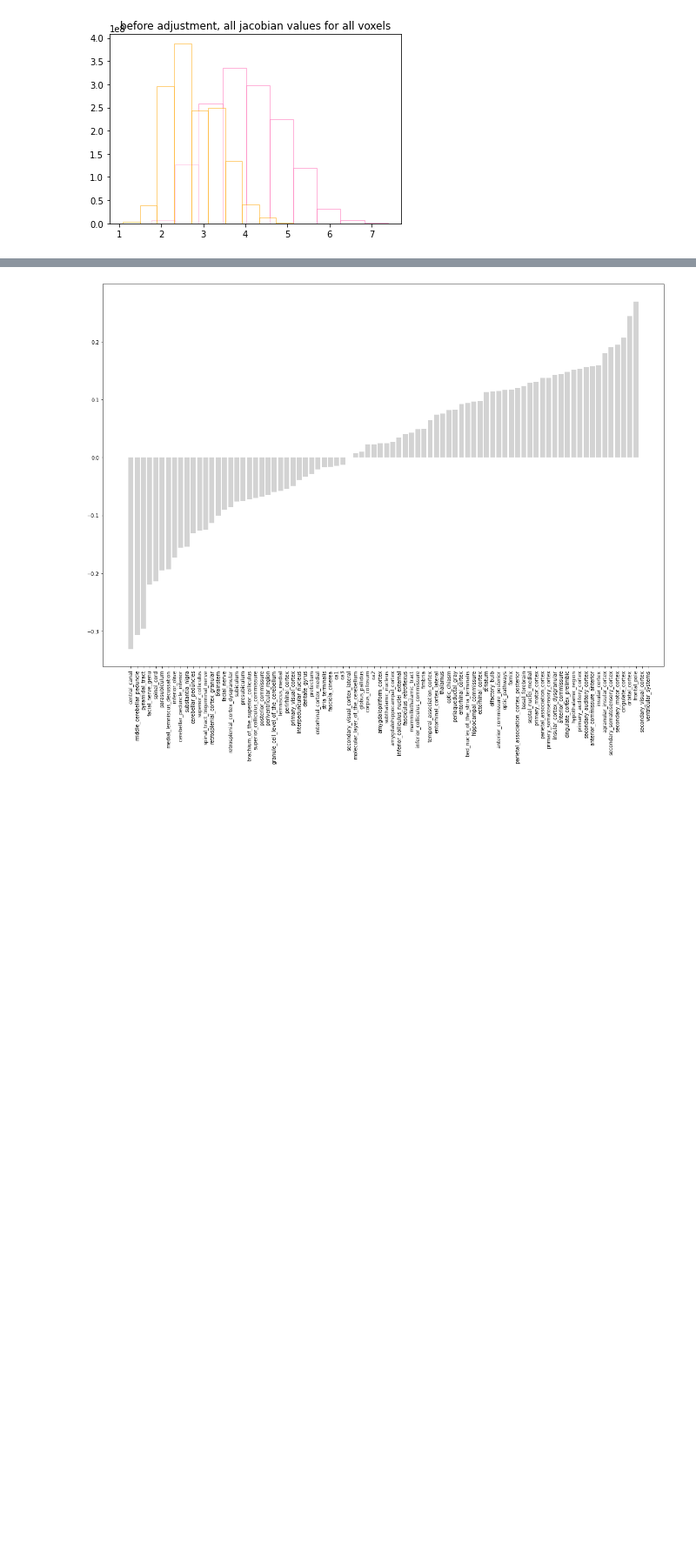
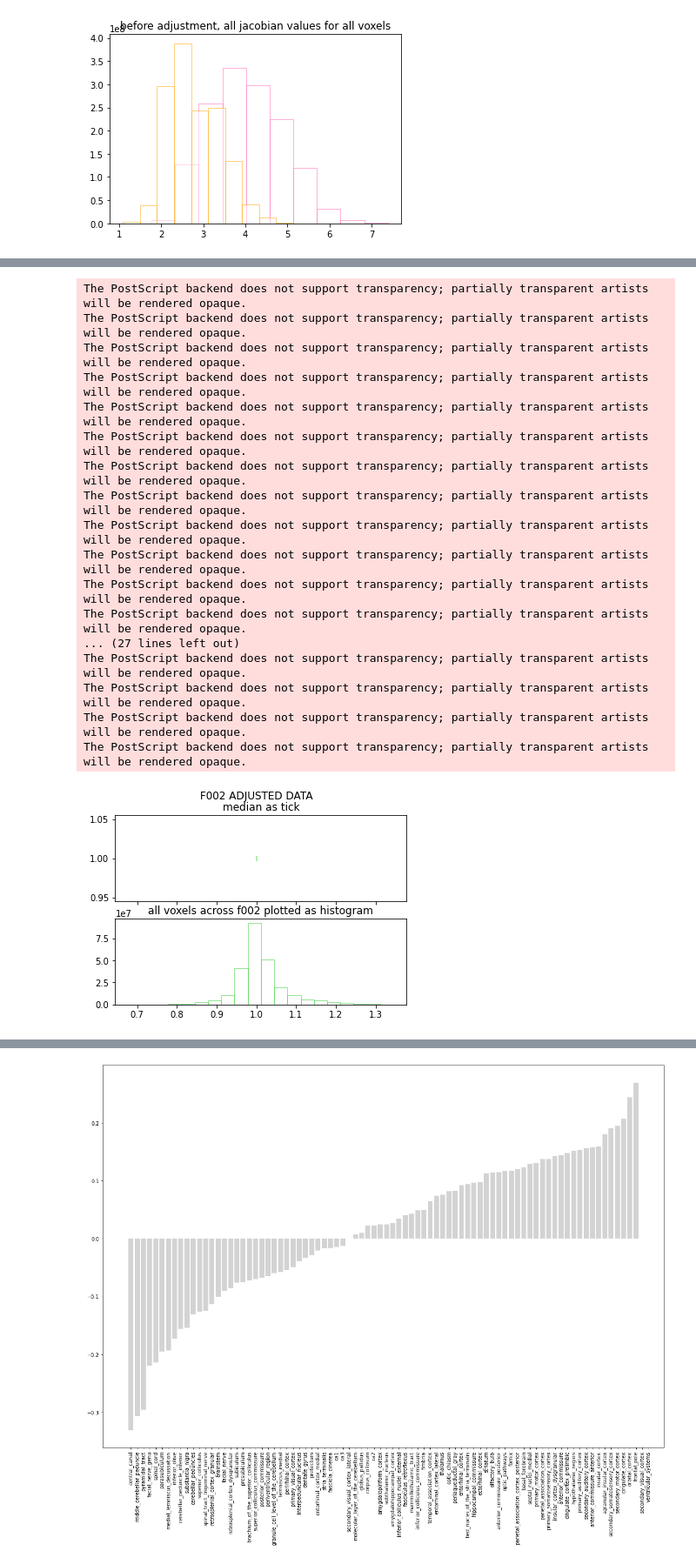
Before and after one commit to emilyjanedennis/PRA, a Jupyter notebook: notebooks/misc/net_jac_net_defo.ipynb, the cells around one changed output, grey strips where cells are left out. Shown at 87% size. Drawn from its saved outputs; the diff is of its cells as text; code cells hidden in the pictures; blank space fills up the shorter version.

```diff
--- a/notebooks/misc/net_jac_net_defo.ipynb
+++ b/notebooks/misc/net_jac_net_defo.ipynb
@@ -45,0 +111,18 @@ def make_magnitude_array(inputarray):
+# %%
+# set a base directory where your folders live
+src = "/home/emilyjanedennis/Desktop/for_registration_to_lightsheet/"
+
+# set mask and volume names for each set of data
+sex_mask  = tif.imread(os.path.join(src,'tiffs/PRA_mask.tif'))
+sex_reg_vol_name = "PRA"
+
+species_mask  = tif.imread(os.path.join(src,'tiffs/matlas_mask.tif'))
+species_reg_vol_name = "matlas"
+
+# choose colors for plots (must be matplotlib compatible)
+colorf='limegreen'
+colorm='lightskyblue'
+colormof='green'
+colormom='skyblue'
+colormo='hotpink'
+colorra='orange'
@@ -114,0 +243,27 @@ Text(0.5, 1.0, 'median values for each volume')
+# %%
+fig, axs= plt.subplots(2,sharex=True)
+fig.suptitle('F002 ADJUSTED DATA')
+axs[0].set_title('median as tick')
+axs[0].scatter(1,1,marker='|',color=colorf,alpha=0.5)
+axs[1].set_title('all voxels across f002 plotted as histogram')
+axs[1].hist(f002_adjjac_vals,edgecolor=colorf,color='w',alpha=0.5,bins=20)
+plt.savefig('/home/emilyjanedennis/Desktop/f002_adj_withtick.eps')
+# %% [output]
+The PostScript backend does not support transparency; partially transparent artists will be rendered opaque.
+The PostScript backend does not support transparency; partially transparent artists will be rendered opaque.
+The PostScript backend does not support transparency; partially transparent artists will be rendered opaque.
+The PostScript backend does not support transparency; partially transparent artists will be rendered opaque.
+The PostScript backend does not support transparency; partially transparent artists will be rendered opaque.
+The PostScript backend does not support transparency; partially transparent artists will be rendered opaque.
+The PostScript backend does not support transparency; partially transparent artists will be rendered opaque.
+The PostScript backend does not support transparency; partially transparent artists will be rendered opaque.
+The PostScript backend does not support transparency; partially transparent artists will be rendered opaque.
+The PostScript backend does not support transparency; partially transparent artists will be rendered opaque.
+The PostScript backend does not support transparency; partially transparent artists will be rendered opaque.
+The PostScript backend does not support transparency; partially transparent artists will be rendered opaque.
+... (27 lines left out)
+The PostScript backend does not support transparency; partially transparent artists will be rendered opaque.
+The PostScript backend does not support transparency; partially transparent artists will be rendered opaque.
+The PostScript backend does not support transparency; partially transparent artists will be rendered opaque.
+The PostScript backend does not support transparency; partially transparent artists will be rendered opaque.
+[figure, added]
```
Also changed, not shown: parts of 44 cells of this notebook, 6 other files.
